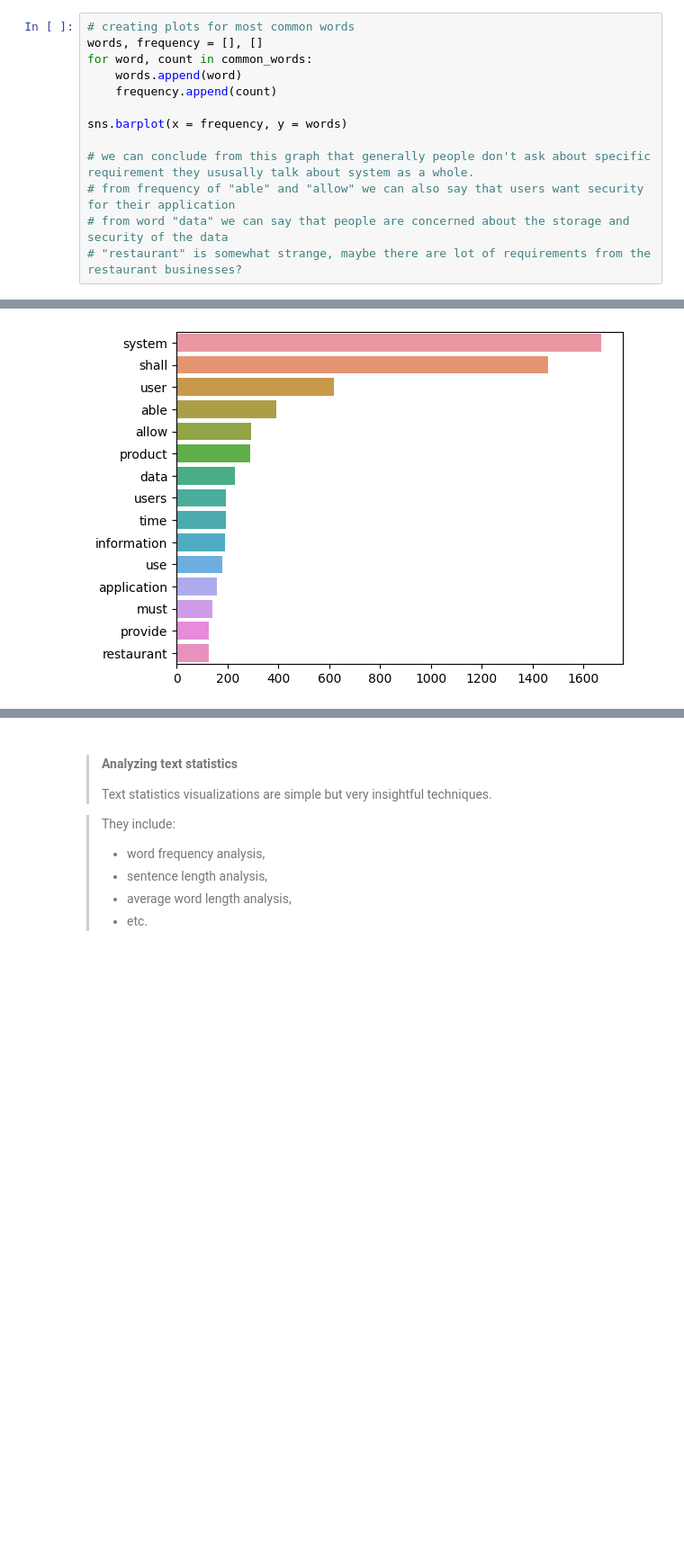
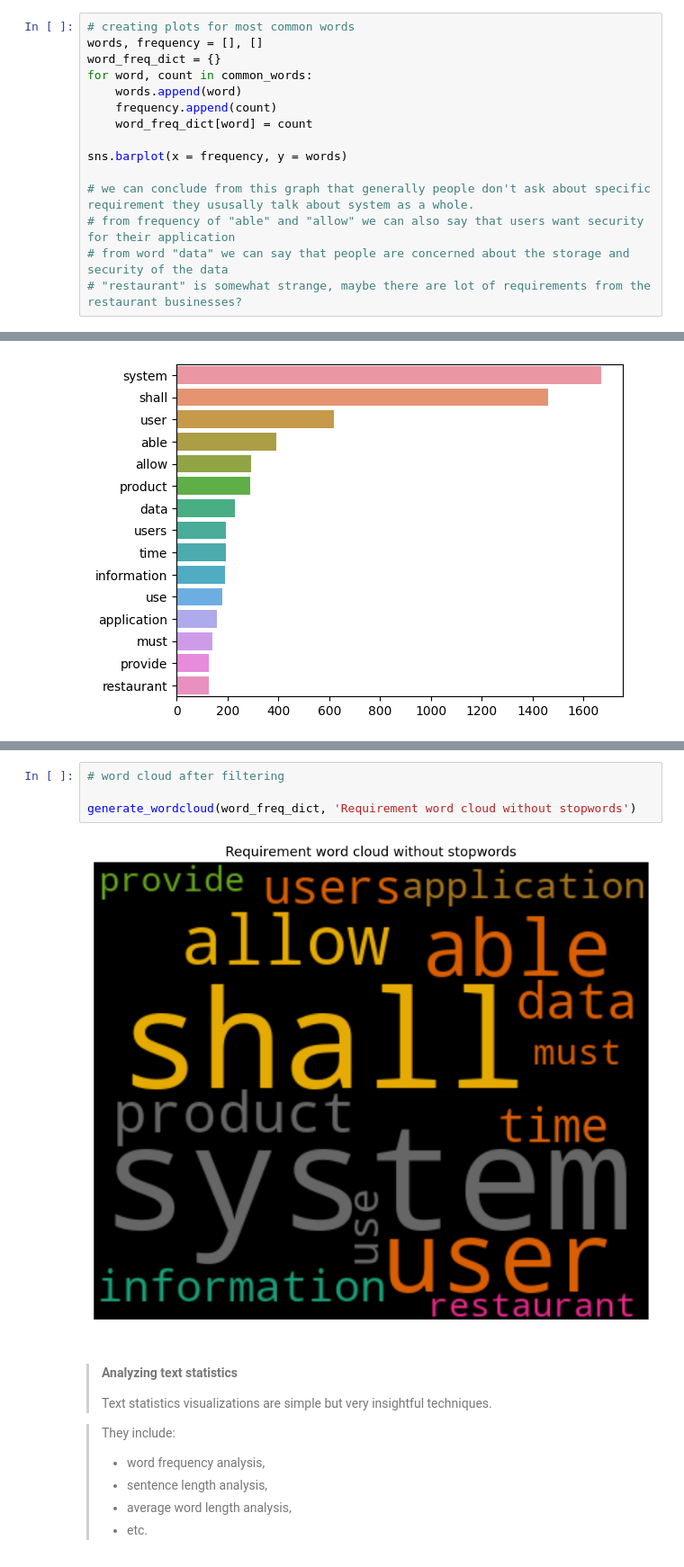
Before and after one commit to priyanshujha98/Cloud-Service-Recommender, a Jupyter notebook: code.ipynb, the cells around one changed output, grey strips where cells are left out. Shown at 90% size. Drawn from its saved outputs; the diff is of its cells as text; blank space fills up the shorter version.

```diff
--- a/code.ipynb
+++ b/code.ipynb
@@ -156,9 +156,11 @@ common_words
 # %%
 # creating plots for most common words
 words, frequency = [], []
+word_freq_dict = {}
 for word, count in common_words:
     words.append(word)
     frequency.append(count)
+    word_freq_dict[word] = count
 
 sns.barplot(x = frequency, y = words)
 
@@ -172,3 +206,9 @@ sns.barplot(x = frequency, y = words)
+# %%
+# word cloud after filtering
+
+generate_wordcloud(word_freq_dict, 'Requirement word cloud without stopwords')
+# %% [output]
+[figure, added]
 # %% [markdown]
 > #### Analyzing text statistics
 > Text statistics visualizations are simple but very insightful techniques.
```
Also changed, not shown: parts of 1 cell of this notebook.
